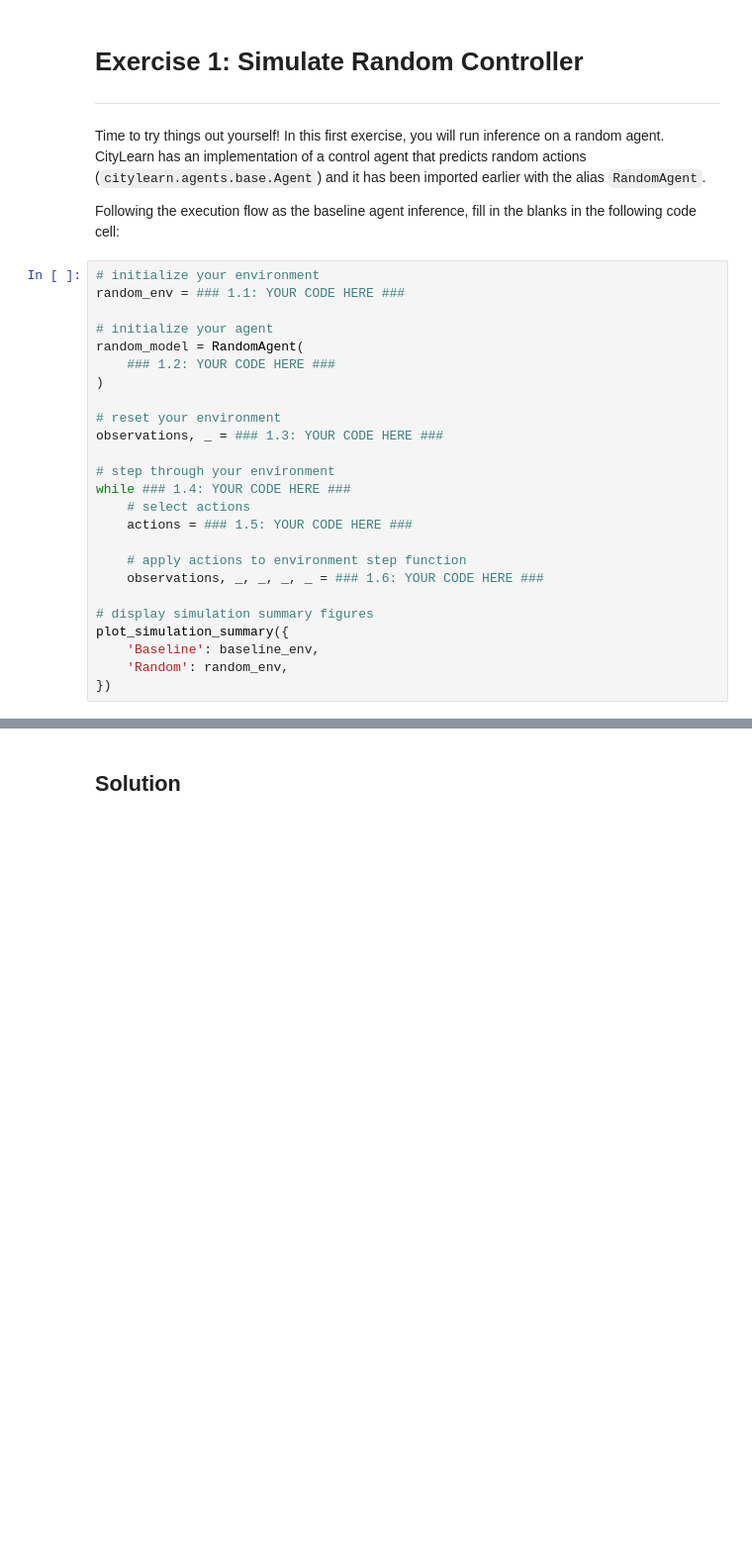
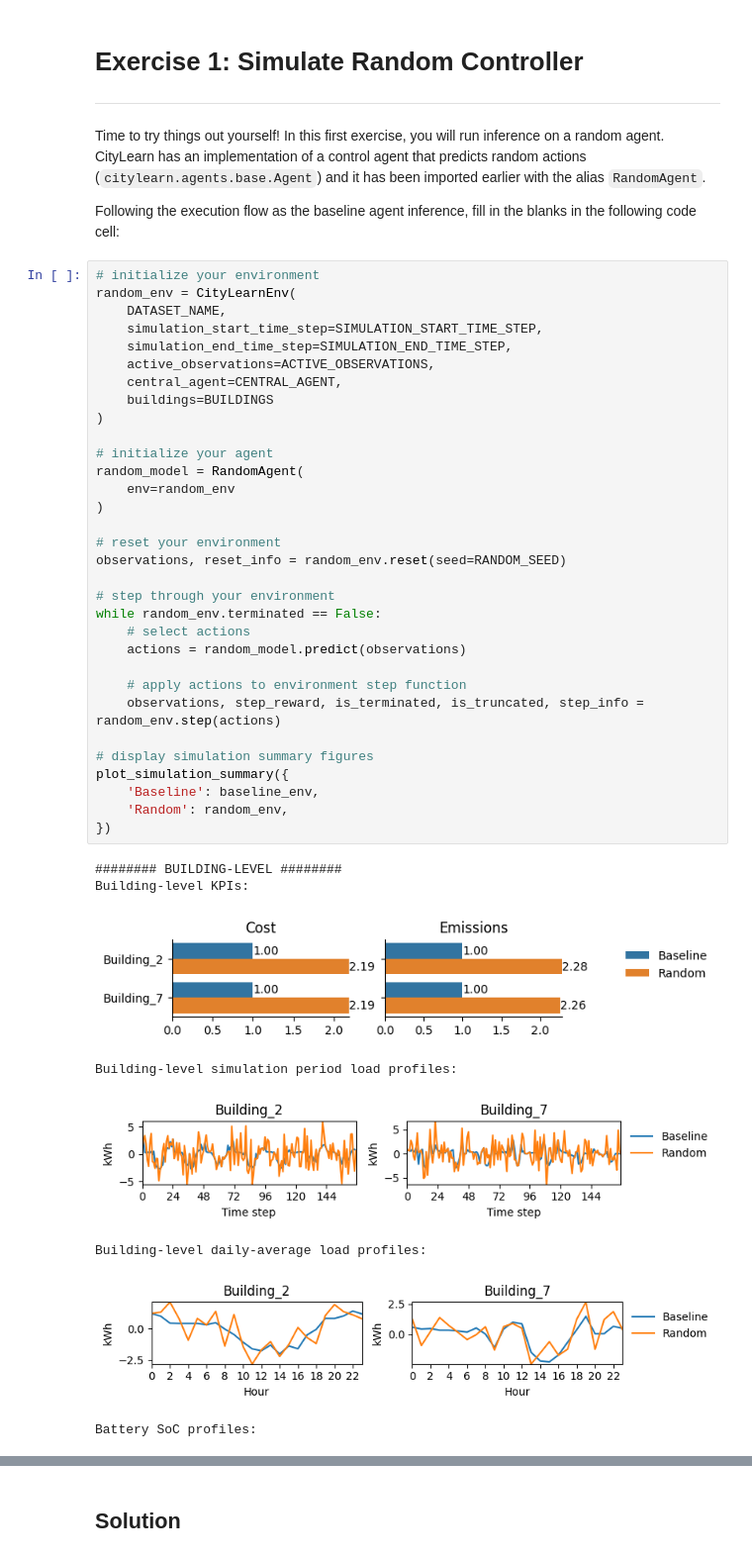
Before and after one commit to DeepLearning-DS/citylearn, a Jupyter notebook: citylearn_ccai_tutorial.ipynb, the cells around one changed output, grey strips where cells are left out. Shown at 99% size. Saved outputs shown, nothing was run; the diff lists cells and outputs as text; blank space fills up the shorter version.

```diff
--- a/citylearn_ccai_tutorial.ipynb
+++ b/citylearn_ccai_tutorial.ipynb
@@ -1318,26 +1412,42 @@ Time to try things out yourself! In this first exercise, you will run inference
 Following the execution flow as the baseline agent inference, fill in the blanks in the following code cell:
 # %%
 # initialize your environment
-random_env = ### 1.1: YOUR CODE HERE ###
+random_env = CityLearnEnv(
+    DATASET_NAME,
+    simulation_start_time_step=SIMULATION_START_TIME_STEP,
+    simulation_end_time_step=SIMULATION_END_TIME_STEP,
+    active_observations=ACTIVE_OBSERVATIONS,
+    central_agent=CENTRAL_AGENT,
+    buildings=BUILDINGS
+)
 
 # initialize your agent
 random_model = RandomAgent(
-    ### 1.2: YOUR CODE HERE ###
+    env=random_env
 )
 
 # reset your environment
-observations, _ = ### 1.3: YOUR CODE HERE ###
+observations, reset_info = random_env.reset(seed=RANDOM_SEED)
 
 # step through your environment
-while ### 1.4: YOUR CODE HERE ###
+while random_env.terminated == False:
     # select actions
-    actions = ### 1.5: YOUR CODE HERE ###
+    actions = random_model.predict(observations)
 
     # apply actions to environment step function
-    observations, _, _, _, _ = ### 1.6: YOUR CODE HERE ###
+    observations, step_reward, is_terminated, is_truncated, step_info = random_env.step(actions)
 
 # display simulation summary figures
 plot_simulation_summary({
     'Baseline': baseline_env,
     'Random': random_env,
 })
+# %% [output]
+######## BUILDING-LEVEL ########
+Building-level KPIs:
+[figure, added]
+Building-level simulation period load profiles:
+[figure, added]
+Building-level daily-average load profiles:
+[figure, added]
+Battery SoC profiles:
```
Also changed, not shown: parts of 37 cells of this notebook.
